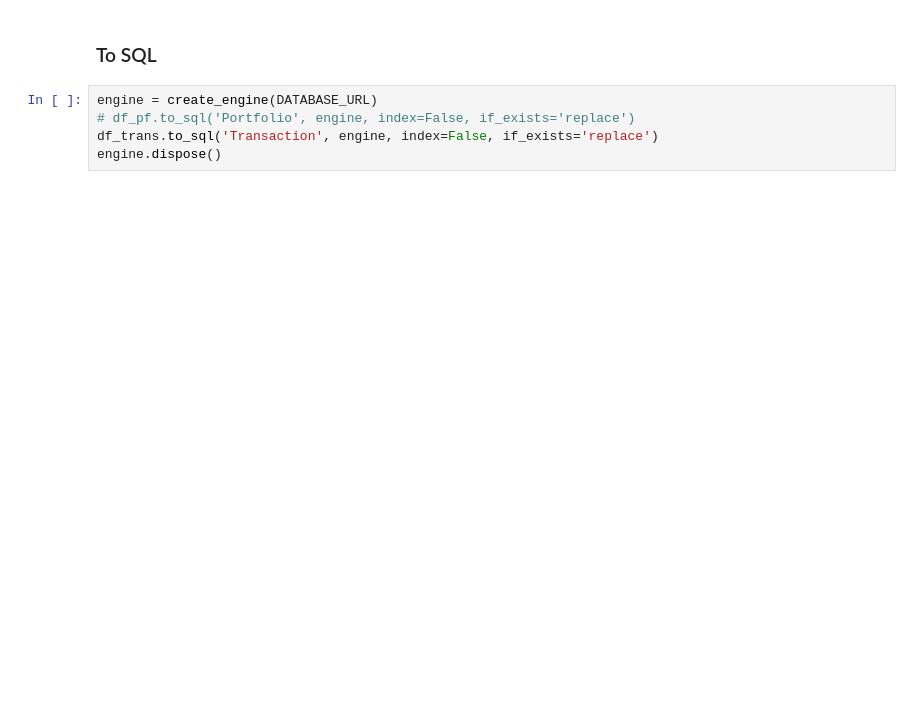
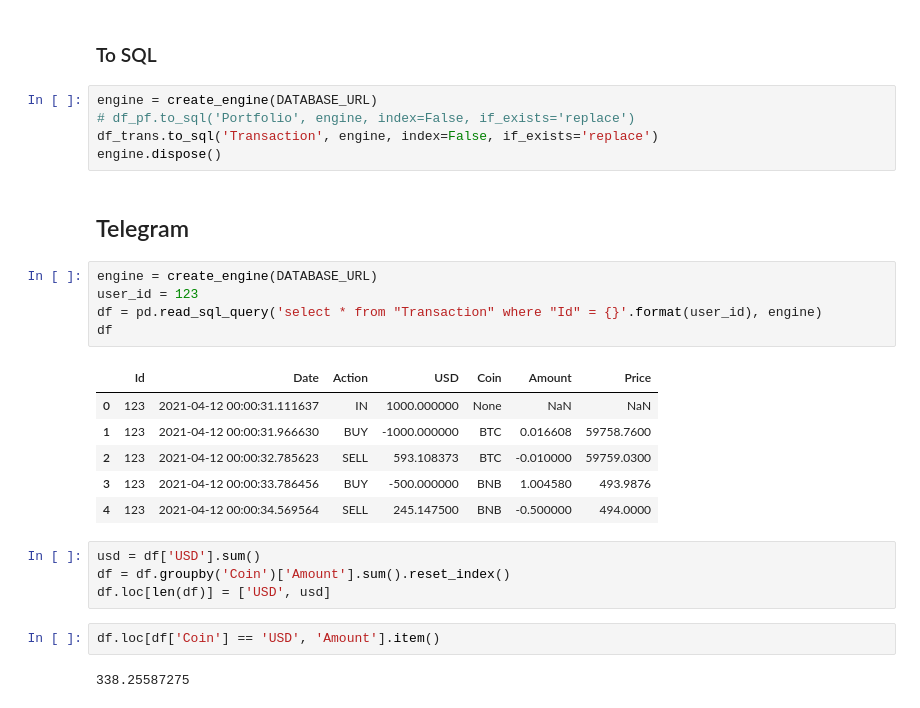
Before and after one commit to binxuankong/crypto-trading-bot, a Jupyter notebook: Portfolio.ipynb, the cells around one changed output. Drawn from its saved outputs; the diff is of its cells as text; blank space fills up the shorter version.

Commit message:
Paper trading with Telegram

```diff
--- a/Portfolio.ipynb
+++ b/Portfolio.ipynb
@@ -137,3 +109,25 @@ engine = create_engine(DATABASE_URL)
 # df_pf.to_sql('Portfolio', engine, index=False, if_exists='replace')
 df_trans.to_sql('Transaction', engine, index=False, if_exists='replace')
 engine.dispose()
+# %% [markdown]
+## Telegram
+# %%
+engine = create_engine(DATABASE_URL)
+user_id = 123
+df = pd.read_sql_query('select * from "Transaction" where "Id" = {}'.format(user_id), engine)
+df
+# %% [output]
+|  | Id | Date | Action | USD | Coin | Amount | Price |
+| 0 | 123 | 2021-04-12 00:00:31.111637 | IN | 1000.000000 | None | NaN | NaN |
+| 1 | 123 | 2021-04-12 00:00:31.966630 | BUY | -1000.000000 | BTC | 0.016608 | 59758.7600 |
+| 2 | 123 | 2021-04-12 00:00:32.785623 | SELL | 593.108373 | BTC | -0.010000 | 59759.0300 |
+| 3 | 123 | 2021-04-12 00:00:33.786456 | BUY | -500.000000 | BNB | 1.004580 | 493.9876 |
+| 4 | 123 | 2021-04-12 00:00:34.569564 | SELL | 245.147500 | BNB | -0.500000 | 494.0000 |
+# %%
+usd = df['USD'].sum()
+df = df.groupby('Coin')['Amount'].sum().reset_index()
+df.loc[len(df)] = ['USD', usd]
+# %%
+df.loc[df['Coin'] == 'USD', 'Amount'].item()
+# %% [output]
+338.25587275
```
Also changed, not shown: parts of 11 cells of this notebook, 4 other files.
